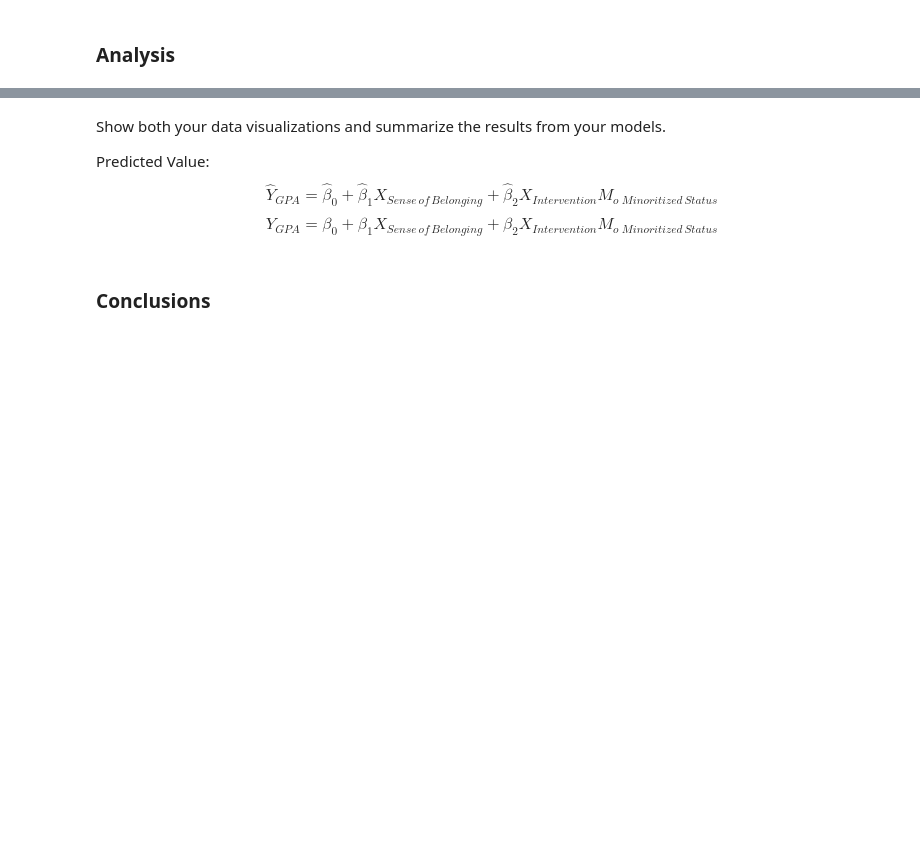
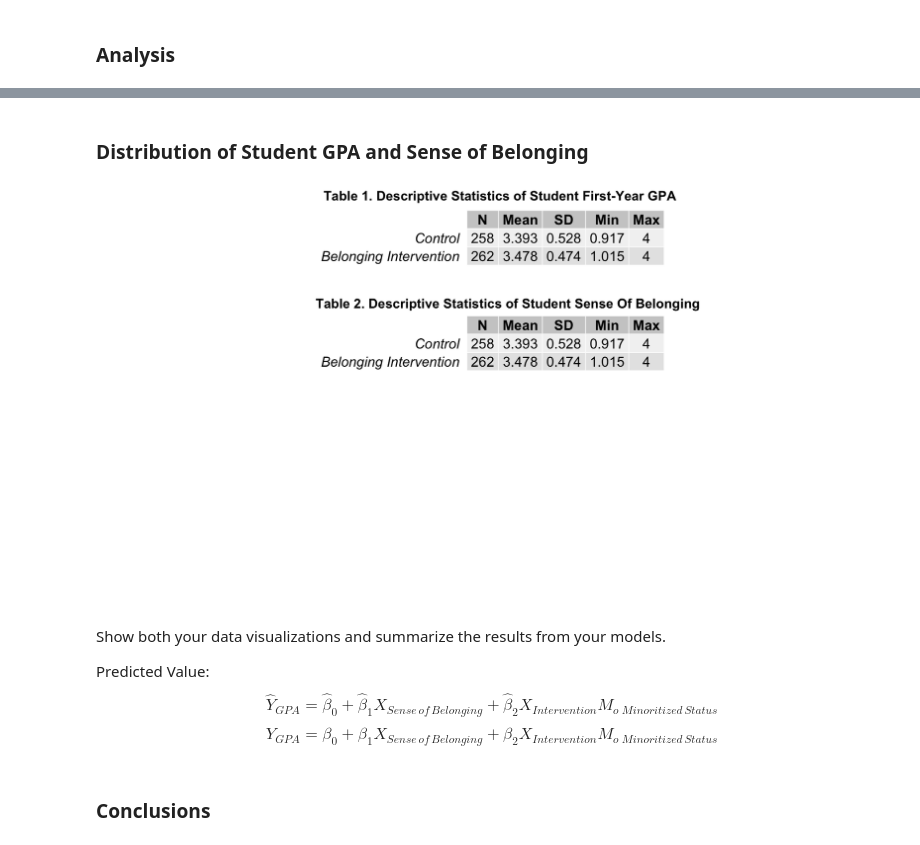
Before and after one commit to sadtangerine/Elie_DSPN_S22, a Jupyter notebook: Final_Project/Elie_DSPN_S22_FinalProject.ipynb, the cells around one changed output, grey strips where cells are left out. Saved outputs shown, nothing was run; the diff lists cells and outputs as text; code cells hidden in the pictures; blank space fills up the shorter version.

```diff
--- a/Final_Project/Elie_DSPN_S22_FinalProject.ipynb
+++ b/Final_Project/Elie_DSPN_S22_FinalProject.ipynb
@@ -67,0 +96,2 @@ Provide descriptions of Data Architecture (e.g., how is the data organized), Dat
+# %% [markdown]
+### Distribution of Student GPA and Sense of Belonging
@@ -67,0 +134,32 @@ Provide descriptions of Data Architecture (e.g., how is the data organized), Dat
+# %%
+#control group belonging
+control_blng <-group_by(ctrl_group) %>% summarize (
+    N = n(),
+    Mean = mean(sense_of_blng),
+    SD = sd(sense_of_blng),
+    Min = min(sense_of_blng),
+    Max = max(sense_of_blng))
+
+#intervention group belonging
+trt_blng <-group_by(trt_group) %>% summarize (
+    N = n(),
+    Mean = mean(sense_of_blng),
+    SD = sd(sense_of_blng),
+    Min = min(sense_of_blng),
+    Max = max(sense_of_blng))
+desc_blng <- rbind(control_blng,trt_blng)
+desc_blng<- data.frame(round(total, 3))
+rownames(desc_blng)=c("Control", "Belonging Intervention")
+# %%
+tt1 = ttheme_default(19)
+#tt2 = ttheme_minimal(base_size = 18)
+grid.arrange(
+    tableGrob(desc_gpa, theme=tt1),
+    tableGrob(desc_blng,theme=tt1),
+    textGrob("Table 1. Descriptive Statistics of Student First-Year GPA",
+                   gp = gpar(fontsize = 18,fontface="bold"), x = unit(.51, "npc"), y = unit(2.9, "npc")),
+    textGrob("Table 2. Descriptive Statistics of Student Sense Of Belonging",
+                   gp = gpar(fontsize = 18,fontface="bold"), x = unit(.52, "npc"), y = unit(2.88, "npc")),
+    ncol=1)
+# %% [output]
+[figure, added]
```
Also changed, not shown: parts of 8 cells of this notebook.
